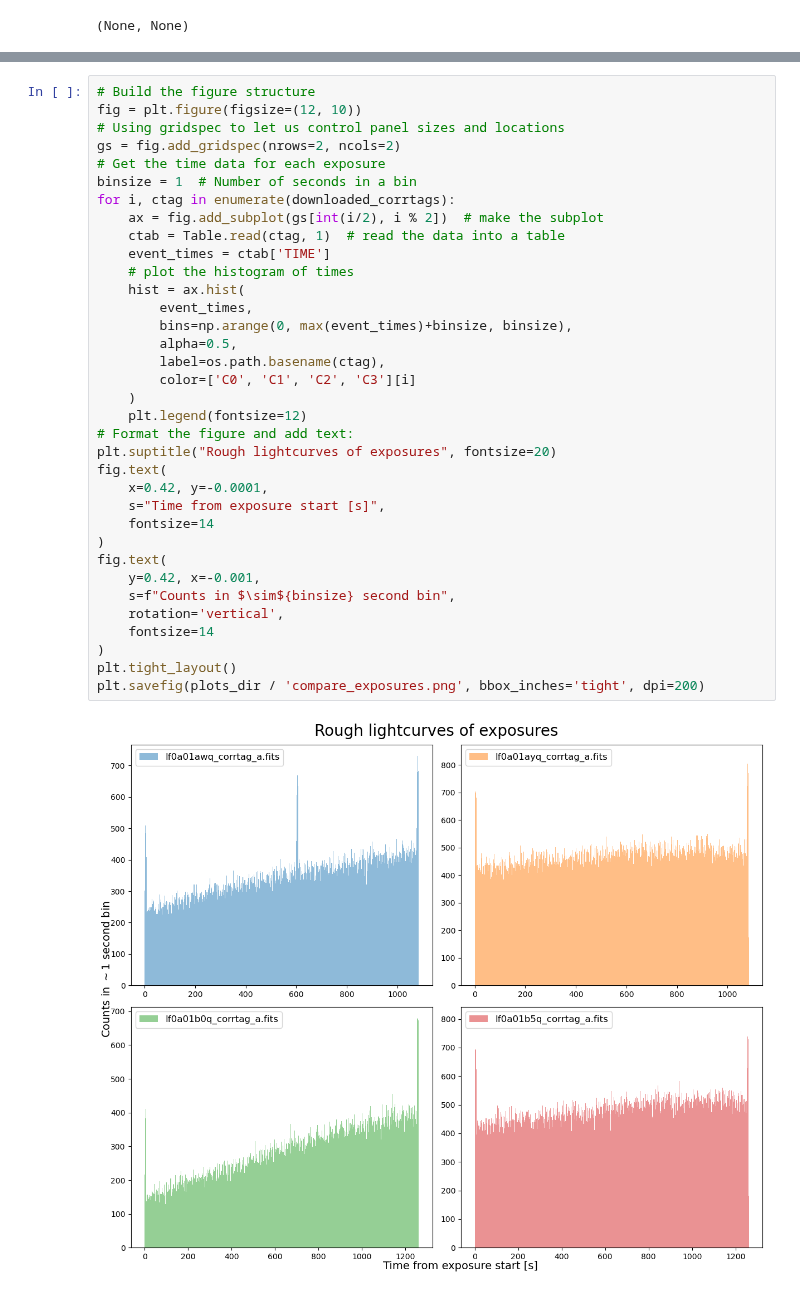
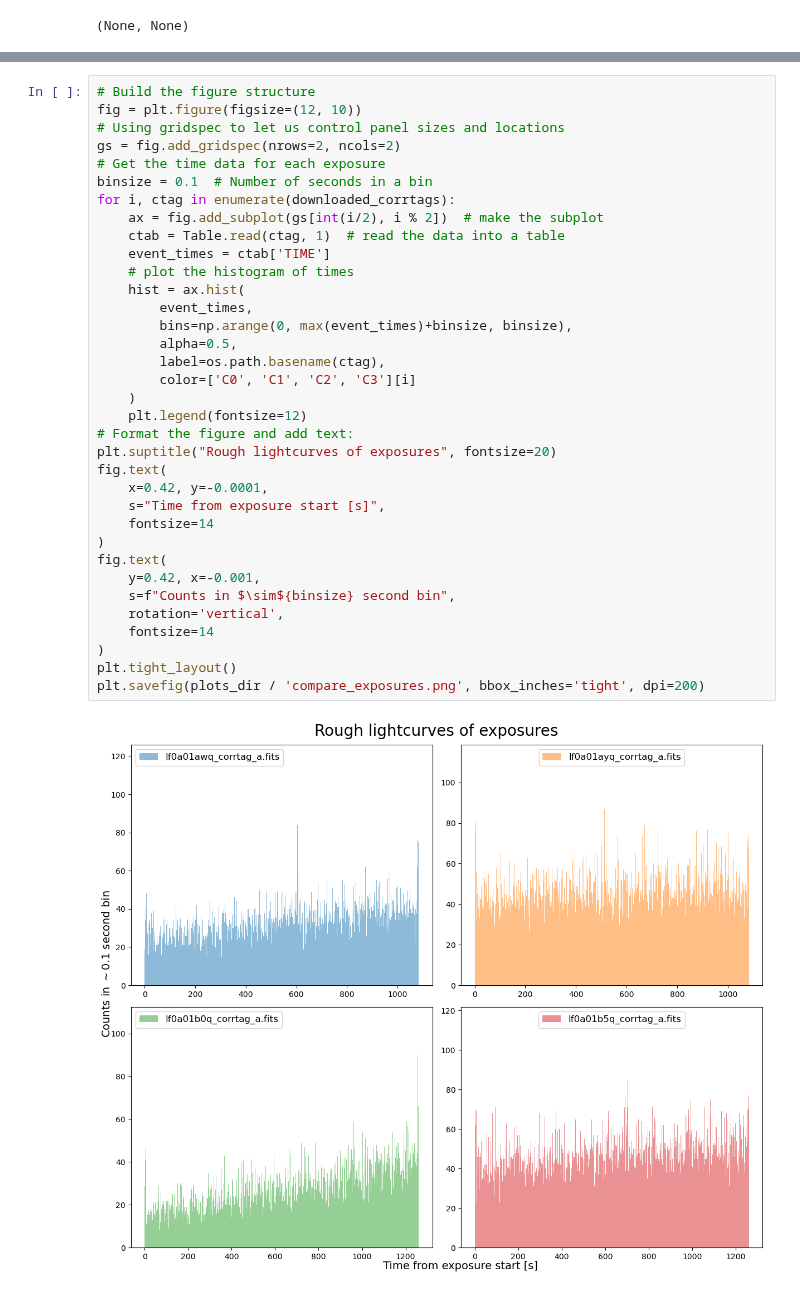
Before and after one commit to seratsaad/ticktock, a Jupyter notebook: time_tag.ipynb, the cells around one changed output, grey strips where cells are left out. Drawn from its saved outputs; the diff is of its cells as text.

```diff
--- a/time_tag.ipynb
+++ b/time_tag.ipynb
@@ -60,37 +63,37 @@ fig = plt.figure(figsize=(12, 10))
 # Using gridspec to let us control panel sizes and locations
 gs = fig.add_gridspec(nrows=2, ncols=2)
 # Get the time data for each exposure
-binsize = 1  # Number of seconds in a bin
+binsize = 0.1  # Number of seconds in a bin
 for i, ctag in enumerate(downloaded_corrtags):
     ax = fig.add_subplot(gs[int(i/2), i % 2])  # make the subplot
     ctab = Table.read(ctag, 1)  # read the data into a table
     event_times = ctab['TIME']
     # plot the histogram of times
     hist = ax.hist(
         event_times,
         bins=np.arange(0, max(event_times)+binsize, binsize),
         alpha=0.5,
         label=os.path.basename(ctag),
         color=['C0', 'C1', 'C2', 'C3'][i]
     )
     plt.legend(fontsize=12)
 # Format the figure and add text:
 plt.suptitle("Rough lightcurves of exposures", fontsize=20)
 fig.text(
     x=0.42, y=-0.0001,
     s="Time from exposure start [s]",
     fontsize=14
 )
 fig.text(
     y=0.42, x=-0.001,
     s=f"Counts in $\sim${binsize} second bin",
     rotation='vertical',
     fontsize=14
 )
 plt.tight_layout()
 plt.savefig(plots_dir / 'compare_exposures.png', bbox_inches='tight', dpi=200)
 # %% [output]
-[figure, old version]
+[figure, new version]
 # %%
 # Find the path to the right exposure
 target_exp = [exp for exp in downloaded_corrtags if "b0q" in exp][0]
```
Also changed, not shown: parts of 7 cells of this notebook.
